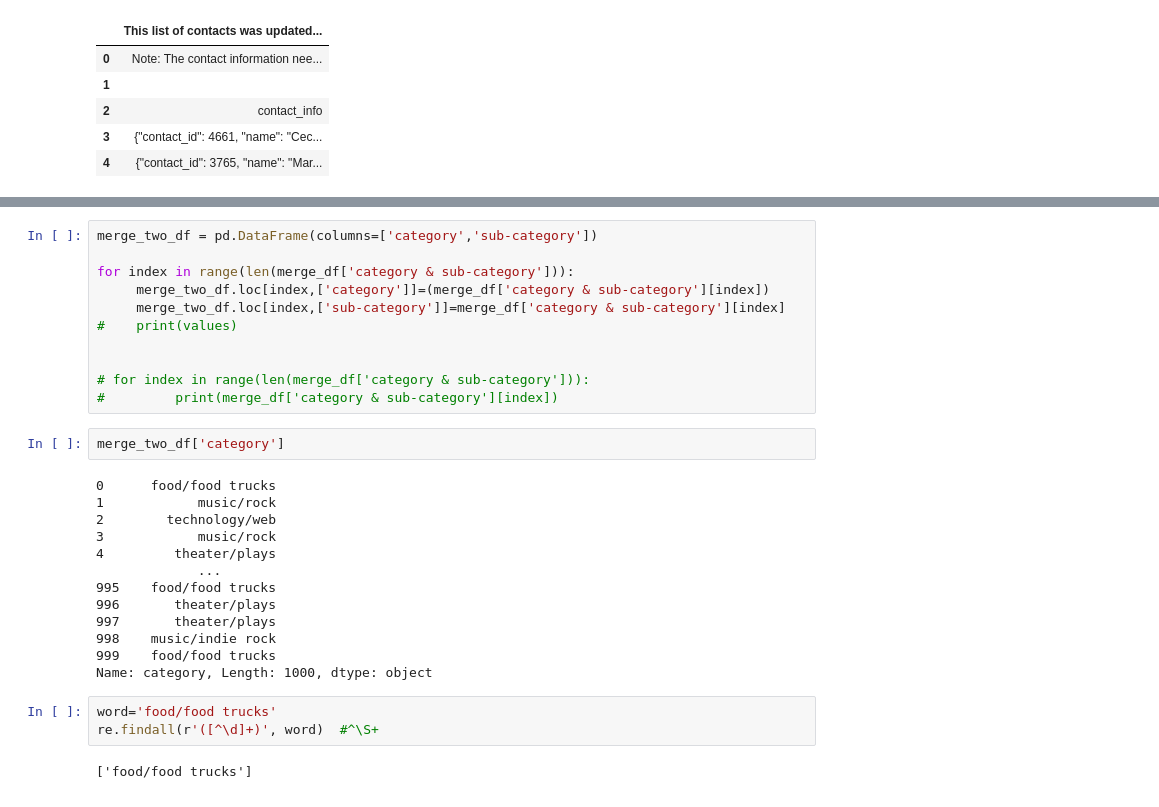
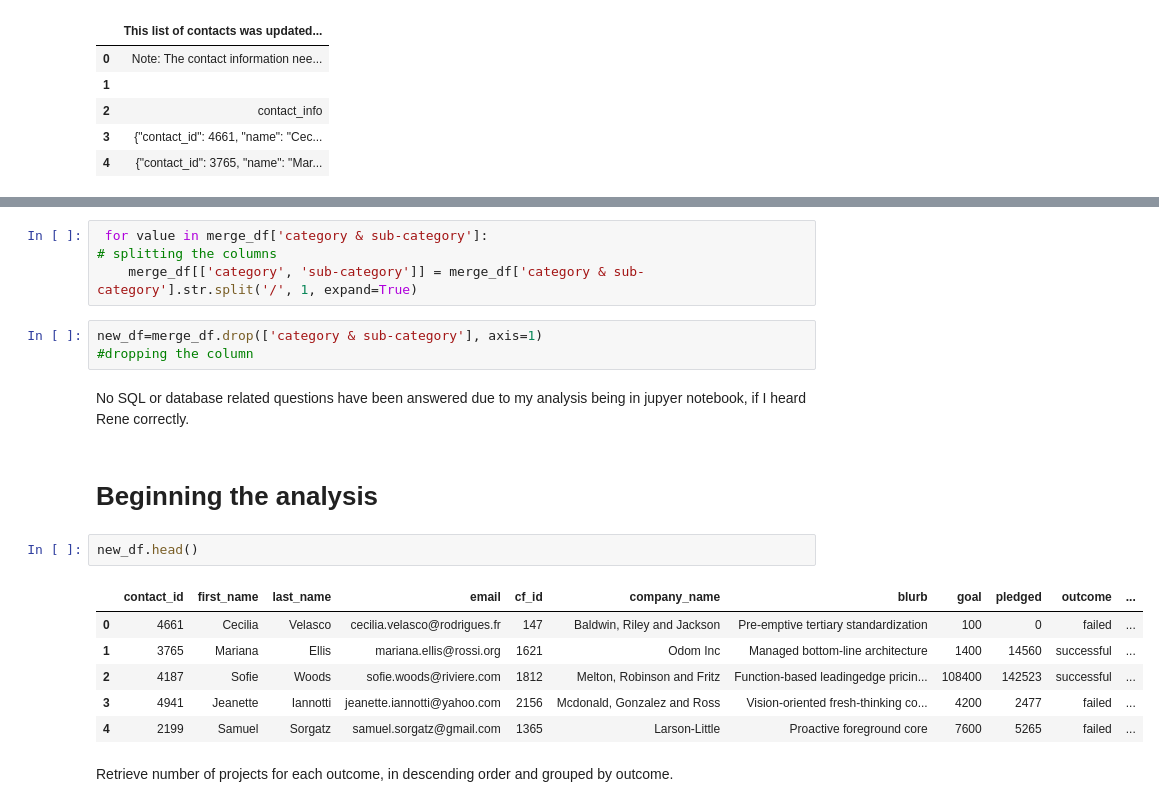
Before and after one commit to inventor-2-developer/Crowdfunding_ETL, a Jupyter notebook: Extracting_Transform_Load_Assignment.ipynb, the cells around one changed output, grey strips where cells are left out. Drawn from its saved outputs; the diff is of its cells as text.

```diff
--- a/Extracting_Transform_Load_Assignment.ipynb
+++ b/Extracting_Transform_Load_Assignment.ipynb
@@ -52,31 +54,20 @@ merge_df
-# %%
-merge_two_df = pd.DataFrame(columns=['category','sub-category'])
-
-for index in range(len(merge_df['category & sub-category'])):
-     merge_two_df.loc[index,['category']]=(merge_df['category & sub-category'][index])
-     merge_two_df.loc[index,['sub-category']]=merge_df['category & sub-category'][index]
-#    print(values)
-
-
-# for index in range(len(merge_df['category & sub-category'])):
-#         print(merge_df['category & sub-category'][index])
+# %%
+ for value in merge_df['category & sub-category']:                                                  # splitting the columns
+    merge_df[['category', 'sub-category']] = merge_df['category & sub-category'].str.split('/', 1, expand=True)
 # %%
-merge_two_df['category']
+new_df=merge_df.drop(['category & sub-category'], axis=1)                                                 #dropping the column
-# %% [output]
-0      food/food trucks
-1            music/rock
-2        technology/web
-3            music/rock
-4         theater/plays
-             ...
-995    food/food trucks
-996       theater/plays
-997       theater/plays
-998    music/indie rock
-999    food/food trucks
-Name: category, Length: 1000, dtype: object
-# %%
-word='food/food trucks'
-re.findall(r'([^\d]+)', word)  #^\S+
-# %% [output]
-['food/food trucks']
+# %% [markdown]
+No SQL or database related questions have been answered due to my analysis being in jupyer notebook, if I heard Rene correctly.
+# %% [markdown]
+# Beginning the analysis
+# %%
+new_df.head()
+# %% [output]
+|  | contact_id | first_name | last_name | email | cf_id | company_name | blurb | goal | pledged | outcome | ... |
+| 0 | 4661 | Cecilia | Velasco | cecilia.velasco@rodrigues.fr | 147 | Baldwin, Riley and Jackson | Pre-emptive tertiary standardization | 100 | 0 | failed | ... |
+| 1 | 3765 | Mariana | Ellis | mariana.ellis@rossi.org | 1621 | Odom Inc | Managed bottom-line architecture | 1400 | 14560 | successful | ... |
+| 2 | 4187 | Sofie | Woods | sofie.woods@riviere.com | 1812 | Melton, Robinson and Fritz | Function-based leadingedge pricin... | 108400 | 142523 | successful | ... |
+| 3 | 4941 | Jeanette | Iannotti | jeanette.iannotti@yahoo.com | 2156 | Mcdonald, Gonzalez and Ross | Vision-oriented fresh-thinking co... | 4200 | 2477 | failed | ... |
+| 4 | 2199 | Samuel | Sorgatz | samuel.sorgatz@gmail.com | 1365 | Larson-Little | Proactive foreground core | 7600 | 5265 | failed | ... |
+# %% [markdown]
+Retrieve number of projects for each outcome, in descending order and grouped by outcome.
```
Also changed, not shown: parts of 13 cells of this notebook.
